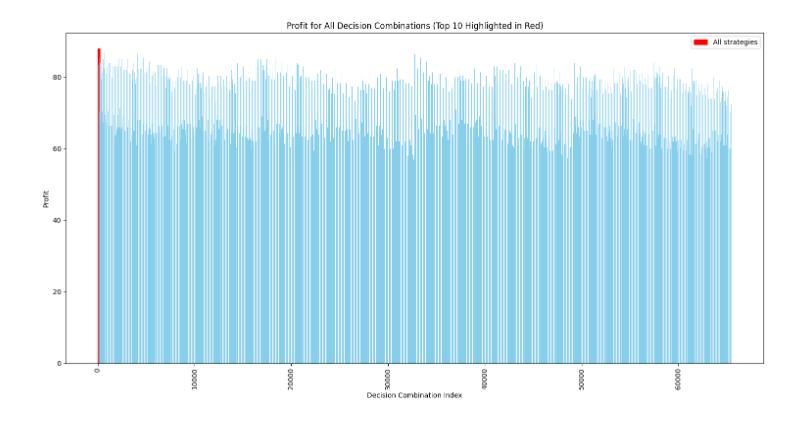
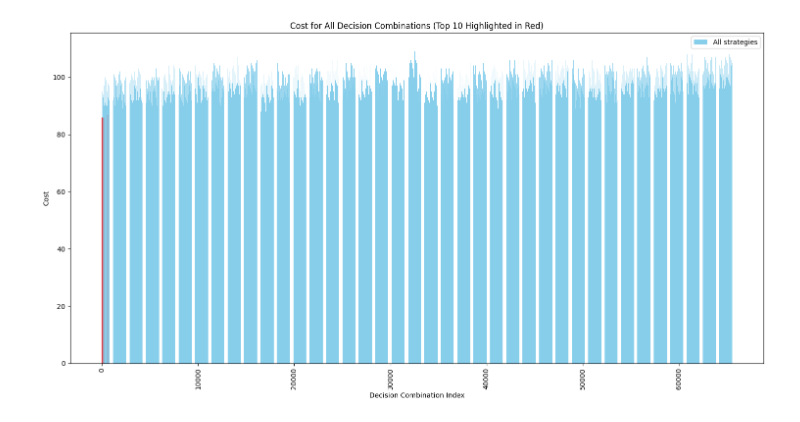
Before and after one commit to cr9294/2024_C, a Jupyter notebook: 代码3/3.1.ipynb, the cells around one changed output. Cells and saved outputs as stored; diff of their text form; code cells hidden in the pictures.

```diff
--- a/代码3/3.1.ipynb
+++ b/代码3/3.1.ipynb
@@ -16,16 +16,16 @@ params = {
     'pf': 0.10,  # 成品次品率
     's': 200,  # 市场售价
     'l': 40,  # 调换损失
-    'ar': 10,  # 半成品拆解费用
-    'r': 6,    # 拆解费用
-    'rp': 15   # 正品拆解费用
+    'ar': 6,  # 半成品拆解费用
+    'r': 10,    # 拆解费用
+    'rp': 6   # 正品检测费用 #P
 }
 
 # 决策变量
 decisions = [0, 1]
 
-# 利润计算函数
-def calculate_profit(D, C, S, R, R_prime, params):
+# 成本计算函数
+def calculate_cost(D, C, S, R, R_prime, params):
     # 零配件成本
     cost_parts = sum(params['c'][i] + params['d'][i] * D[i] for i in range(params['m']))
 
@@ -39,49 +39,48 @@ def calculate_profit(D, C, S, R, R_prime, params):
             detection_cost = params['d'][params['m'] + j] if params['m'] + j < len(params['d']) else 0
             cost_subassemblies += params['a'][j] + detection_cost * C[j]  # 正常装配费用
 
-    # 销售收入和次品损失
-    revenue = params['s'] * (1 - params['pf'])
+    # 次品损失和拆解成本
     cost_rework = params['r'] * R * params['pf']
     loss_replacement = params['l'] * params['pf']
 
-    # 正品拆解成本
-    cost_product_disassembly = params['rp'] if R_prime == 1 else 0
+    # 正品检测成本
+    cost_product_testing = params['rp'] if R_prime == 1 else 0
 
-    # 总利润
-    profit = revenue - cost_parts - cost_subassemblies - cost_rework - loss_replacement - cost_product_disassembly
-    return profit
+    # 总成本
+    total_cost = cost_parts + cost_subassemblies + cost_rework + loss_replacement + cost_product_testing
+    return total_cost
 
 # 遍历所有可能的决策组合
-profits = []
-decision_combinations = list(itertools.product(decisions, repeat=params['m'] + params['n'] + params['n'] + 2))  # 增加正品拆解决策维度
+costs = []
+decision_combinations = list(itertools.product(decisions, repeat=params['m'] + params['n'] + params['n'] + 2))  # 增加正品检测决策维度
 
-# 计算每种组合的利润
+# 计算每种组合的成本
 for combo in decision_combinations:
     D = combo[:params['m']]
     C = combo[params['m']:params['m'] + params['n']]
     S = combo[params['m'] + params['n']:params['m'] + params['n']*2]  # 拆解决策
-    R = combo[-2]  # 次品拆解决策
-    R_prime = combo[-1]  # 正品拆解决策
-    profit = calculate_profit(D, C, S, R, R_prime, params)
-    profits.append((combo, profit))
+    R_prime = combo[-2]  # 正品检测决策
+    R = combo[-1]  # 次品拆解决策
+    cost = calculate_cost(D, C, S, R_prime, R, params)
+    costs.append((combo, cost))
 
-# 将组合和利润转换为DataFrame
-columns = [f'D{i}' for i in range(params['m'])] + [f'C{j}' for j in range(params['n'])] + [f'S{j}' for j in range(params['n'])] + ['R', 'R_p']
-df = pd.DataFrame([combo for combo, profit in profits], columns=columns)
-df['Profit'] = [profit for combo, profit in profits]
+# 将组合和成本转换为DataFrame
+columns = [f'D{i}' for i in range(params['m'])] + [f'C{j}' for j in range(params['n'])] + [f'S{j}' for j in range(params['n'])] + ['P','R']
+df = pd.DataFrame([combo for combo, cost in costs], columns=columns)
+df['Cost'] = [cost for combo, cost in costs]
 
 # 打印所有策略
-print("All strategies and profits:")
+print("All strategies and costs:")
 print(df)
 
-# 按利润排序，选出前10种策略
-top_10_strategies = df.sort_values(by='Profit', ascending=False).head(10)
+# 按成本排序，选出前10种最低成本策略
+top_10_strategies = df.sort_values(by='Cost', ascending=True).head(10)
 
-# 打印前10种策略
-print("\nTop 10 strategies by profit:")
+# 打印前10种最低成本策略
+print("\nTop 10 strategies by cost:")
 print(top_10_strategies)
 
-# 可视化全部策略，红色突出前10种策略
+# 可视化全部策略，红色突出前10种最低成本策略
 plt.figure(figsize=(15, 8))
 
 # 所有策略的索引
@@ -91,7 +90,7 @@ all_indices = df.index
 top_10_indices = top_10_strategies.index
 
 # 条形图：显示所有策略
-barlist = plt.bar(all_indices, df['Profit'], color='skyblue', label='All strategies')
+barlist = plt.bar(all_indices, df['Cost'], color='skyblue', label='All strategies')
 
 # 突出前10策略，标记为红色
 for i in top_10_indices:
@@ -99,8 +98,8 @@ for i in top_10_indices:
 
 # 设置标签和标题
 plt.xlabel('Decision Combination Index')
-plt.ylabel('Profit')
-plt.title('Profit for All Decision Combinations (Top 10 Highlighted in Red)')
+plt.ylabel('Cost')
+plt.title('Cost for All Decision Combinations (Top 10 Highlighted in Red)')
 plt.xticks(rotation=90)
 plt.legend()
 
@@ -128 +127 @@ All strategies and profits:
-[figure, old version]
+[figure, new version]
```
Also changed, not shown: parts of 1 cell of this notebook, 8 other files.
